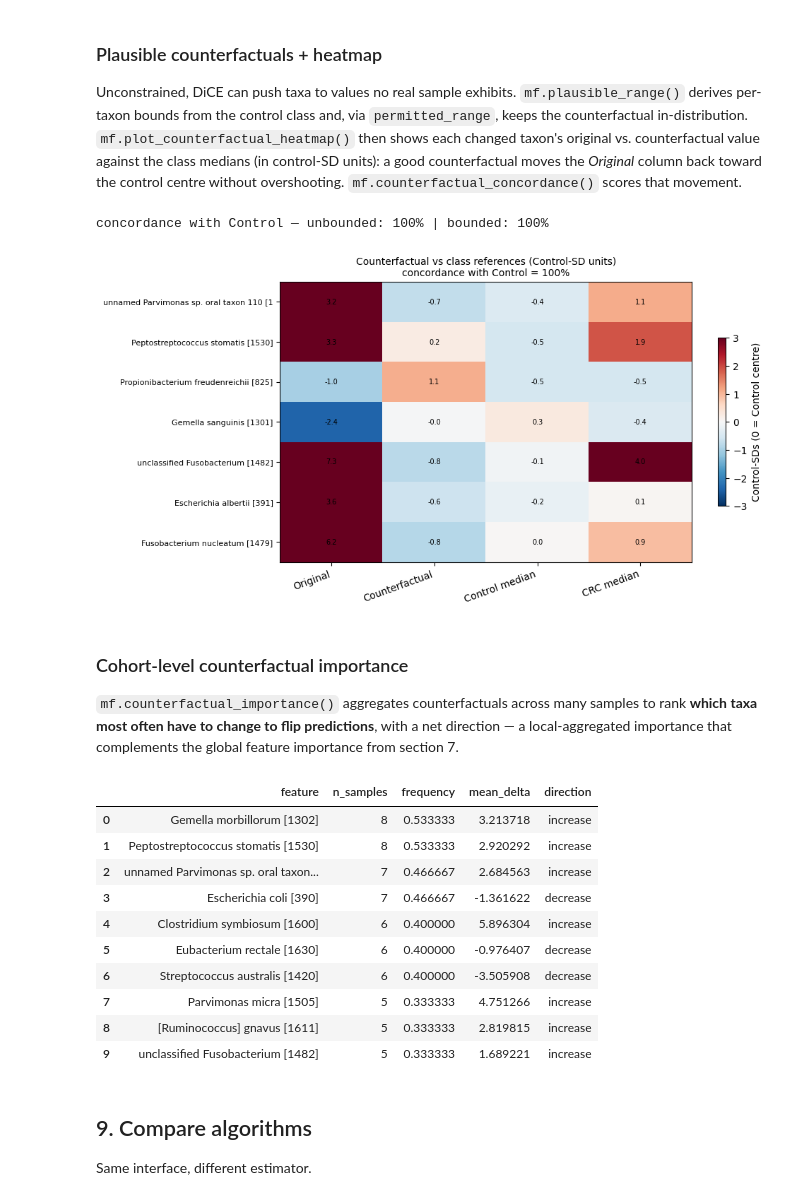
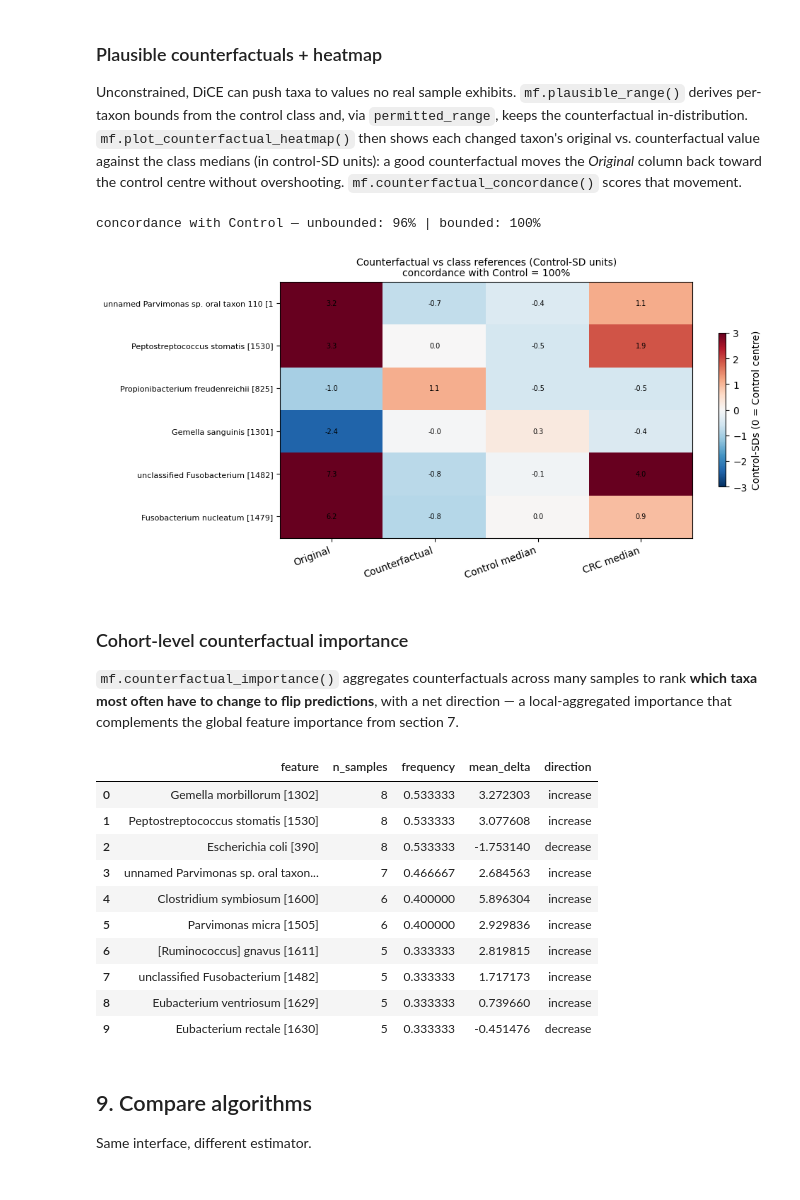
Before and after one commit to simeonhebrew/MicroFactual, a Jupyter notebook: notebooks/00_End_to_End_Feature_Tour.ipynb, the cells around one changed output. Saved outputs shown, nothing was run; the diff lists cells and outputs as text; code cells hidden in the pictures.

```diff
--- a/notebooks/00_End_to_End_Feature_Tour.ipynb
+++ b/notebooks/00_End_to_End_Feature_Tour.ipynb
@@ -340,32 +340,34 @@ without overshooting. `mf.counterfactual_concordance()` scores that movement.
 # %%
 try:
     control = list(dataset.target_names).index("Control")
     crc = list(dataset.target_names).index("CRC")
 
     # Constrain counterfactuals to the control class's plausible range.
     bounds = mf.plausible_range(Xc_train, yc_train, reference_class=control,
                                 q=(0.05, 0.95))
     cf_bounded = mf.explain_counterfactual(
         cf_model, query, background_data=Xc_train, y=yc_train,
-        total_CFs=1, class_names=list(dataset.target_names),
+        total_CFs=3, class_names=list(dataset.target_names),
         permitted_range=bounds,
     )
-    print("concordance with Control — unbounded: {:.0%} | bounded: {:.0%}".format(
-        mf.counterfactual_concordance(cf, Xc_train, yc_train, control),
-        mf.counterfactual_concordance(cf_bounded, Xc_train, yc_train, control)))
 
-    mf.plot_counterfactual_heatmap(
-        cf_bounded, Xc_train, yc_train,
-        reference_class=control, comparison_class=crc, top_n=12,
-    )
-    plt.show()
+    if cf_bounded.n_counterfactuals == 0:
+        print("No counterfactual found within the control-plausible bounds "
+              "for this sample (try wider bounds).")
+    else:
+        print("concordance with Control — unbounded: {:.0%} | bounded: {:.0%}".format(
+            mf.counterfactual_concordance(cf, Xc_train, yc_train, control),
+            mf.counterfactual_concordance(cf_bounded, Xc_train, yc_train, control)))
+        mf.plot_counterfactual_heatmap(
+            cf_bounded, Xc_train, yc_train,
+            reference_class=control, comparison_class=crc, top_n=12,
+        )
+        plt.show()
 except ImportError as e:
     print("Plausibility section skipped —", e)
-except Exception as e:  # DiCE may find no CF within tight bounds for some samples
-    print("No in-bounds counterfactual for this sample —", type(e).__name__)
 # %% [output]
-concordance with Control — unbounded: 100% | bounded: 100%
+concordance with Control — unbounded: 96% | bounded: 100%
-[figure, old version]
+[figure, new version]
 # %% [markdown]
 ### Cohort-level counterfactual importance
 
@@ -388,16 +390,16 @@ except ImportError as e:
     print("Cohort counterfactual section skipped —", e)
 # %% [output]
 |  | feature | n_samples | frequency | mean_delta | direction |
-| 0 | Gemella morbillorum [1302] | 8 | 0.533333 | 3.213718 | increase |
-| 1 | Peptostreptococcus stomatis [1530] | 8 | 0.533333 | 2.920292 | increase |
-| 2 | unnamed Parvimonas sp. oral taxon... | 7 | 0.466667 | 2.684563 | increase |
-| 3 | Escherichia coli [390] | 7 | 0.466667 | -1.361622 | decrease |
+| 0 | Gemella morbillorum [1302] | 8 | 0.533333 | 3.272303 | increase |
+| 1 | Peptostreptococcus stomatis [1530] | 8 | 0.533333 | 3.077608 | increase |
+| 2 | Escherichia coli [390] | 8 | 0.533333 | -1.753140 | decrease |
+| 3 | unnamed Parvimonas sp. oral taxon... | 7 | 0.466667 | 2.684563 | increase |
 | 4 | Clostridium symbiosum [1600] | 6 | 0.400000 | 5.896304 | increase |
-| 5 | Eubacterium rectale [1630] | 6 | 0.400000 | -0.976407 | decrease |
-| 6 | Streptococcus australis [1420] | 6 | 0.400000 | -3.505908 | decrease |
-| 7 | Parvimonas micra [1505] | 5 | 0.333333 | 4.751266 | increase |
-| 8 | [Ruminococcus] gnavus [1611] | 5 | 0.333333 | 2.819815 | increase |
-| 9 | unclassified Fusobacterium [1482] | 5 | 0.333333 | 1.689221 | increase |
+| 5 | Parvimonas micra [1505] | 6 | 0.400000 | 2.929836 | increase |
+| 6 | [Ruminococcus] gnavus [1611] | 5 | 0.333333 | 2.819815 | increase |
+| 7 | unclassified Fusobacterium [1482] | 5 | 0.333333 | 1.717173 | increase |
+| 8 | Eubacterium ventriosum [1629] | 5 | 0.333333 | 0.739660 | increase |
+| 9 | Eubacterium rectale [1630] | 5 | 0.333333 | -0.451476 | decrease |
 # %% [markdown]
 ## 9. Compare algorithms
 
```
Also changed, not shown: parts of 2 cells of this notebook, 4 other files.
